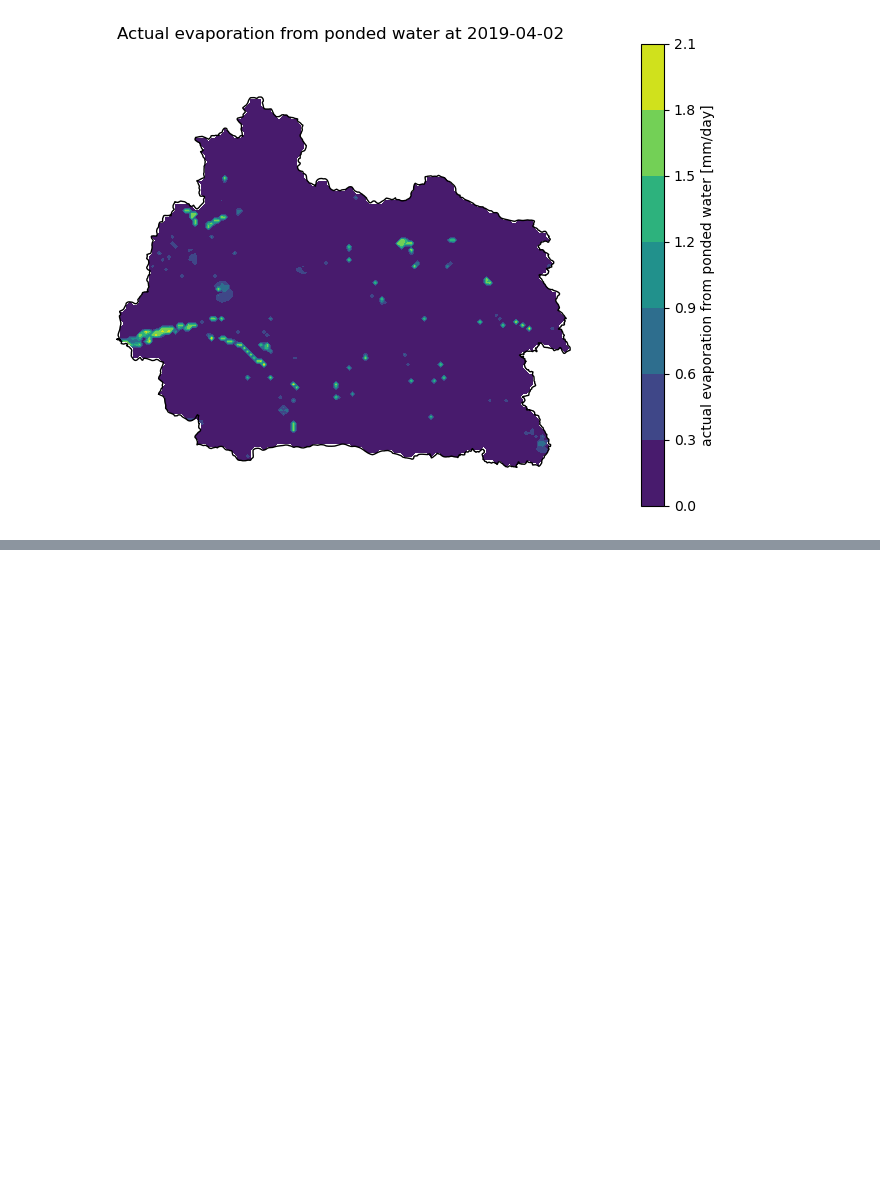
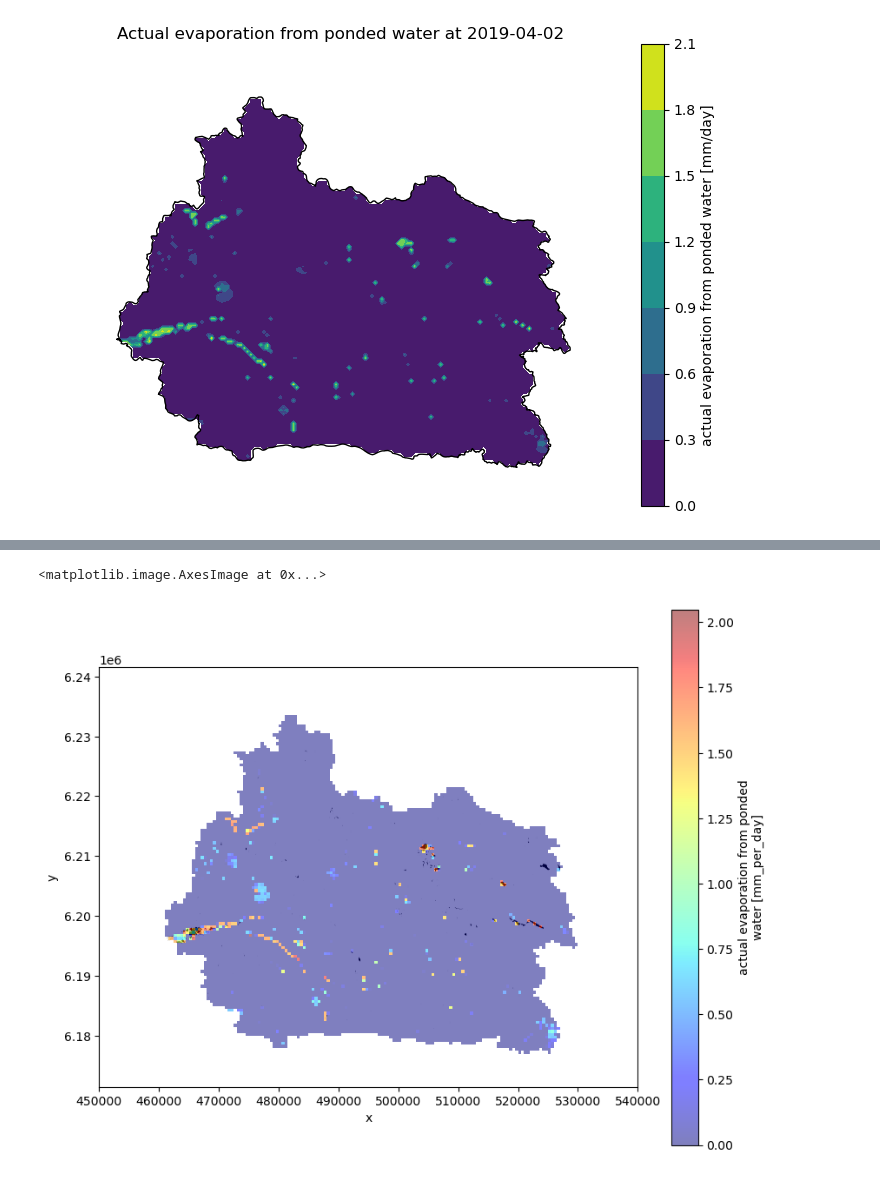
Before and after one commit to DHI/WaterBench-MIKESHE-Skjern, a Jupyter notebook: code/explore_observation_data.ipynb, the cells around one changed output, grey strips where cells are left out. Drawn from its saved outputs; the diff is of its cells as text; code cells hidden in the pictures; blank space fills up the shorter version.

```diff
--- a/code/explore_observation_data.ipynb
+++ b/code/explore_observation_data.ipynb
@@ -88,0 +191,16 @@ gdf.crs = "EPSG:32632"  # EPSG for UTM 32N (WGS 84)
+# %%
+# plot mask_utm and OWevt_xr.values on same plot
+
+rows, cols = np.meshgrid(np.arange(mask_utm.shape[0]), np.arange(mask_utm.shape[1]), indexing='ij')
+xs, ys = xy(transform, rows, cols)
+
+# Convert xs, ys from 2D arrays to extent for imshow
+extent_utm = [np.min(xs), np.max(xs), np.min(ys), np.max(ys)]
+
+fig, ax = plt.subplots(figsize=(10, 8))
+OWevt_xr.plot(ax=ax, cmap='jet', alpha=0.5)
+#ax.imshow(OWevt_xr, cmap='jet', alpha=0.5)
+ax.imshow(mask_utm,extent=extent_utm, cmap='magma', alpha=1.0)
+# %% [output]
+<matplotlib.image.AxesImage at 0x...>
+[figure, added]
```
Also changed, not shown: parts of 7 cells of this notebook.
